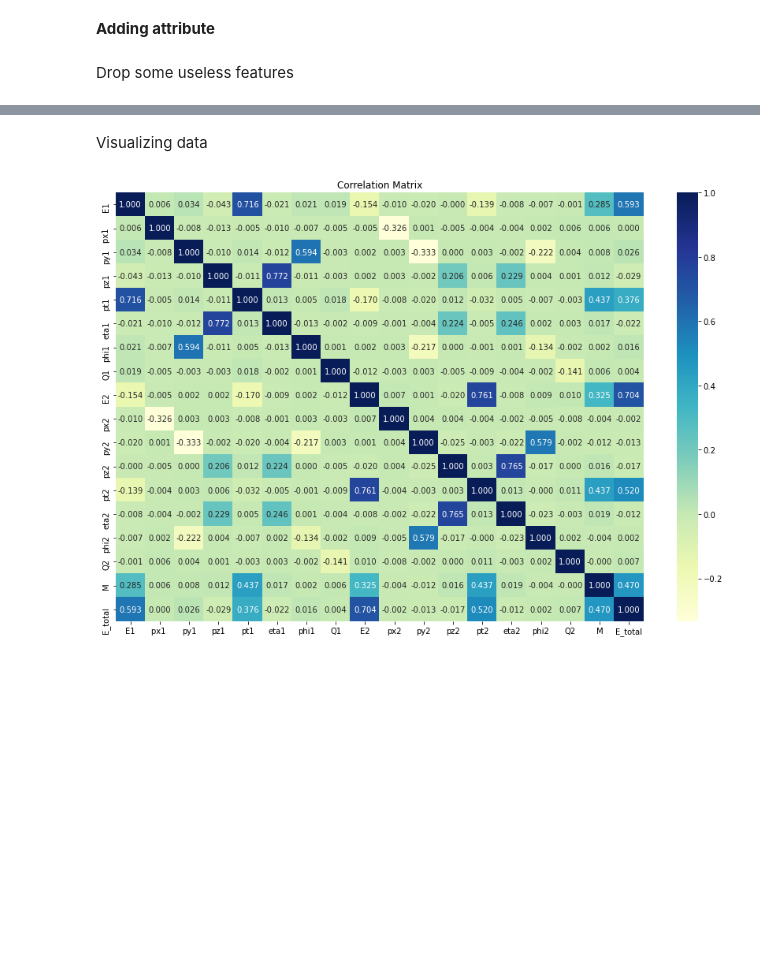
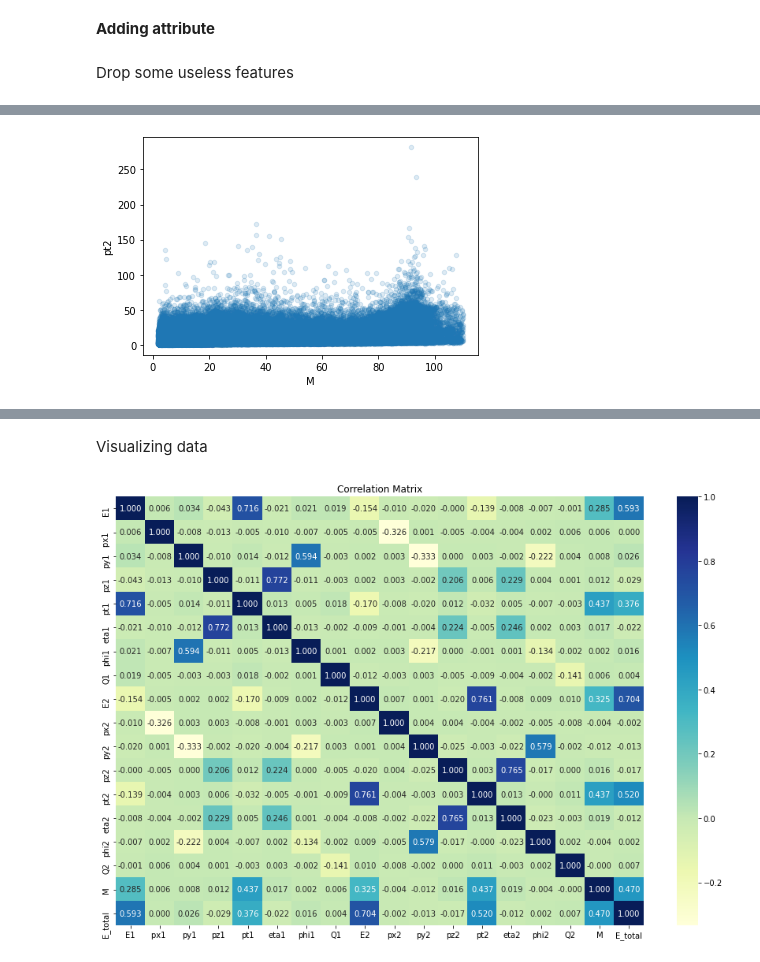
Before and after one commit to mohammadreza-ebrahimi/CERN-collision-data, a Jupyter notebook: mass-prediction-in-cern-data.ipynb, the cells around one changed output, grey strips where cells are left out. Cells and saved outputs as stored; diff of their text form; code cells hidden in the pictures; blank space fills up the shorter version.

```diff
--- a/mass-prediction-in-cern-data.ipynb
+++ b/mass-prediction-in-cern-data.ipynb
@@ -146 +141,6 @@ py2       -0.011725
 Name: M, dtype: float64
+# %%
+Data.plot(kind='scatter', x='M', y='pt2', alpha=0.15)
+plt.show()
+# %% [output]
+[figure, added]
```
Also changed, not shown: parts of 47 cells of this notebook.
